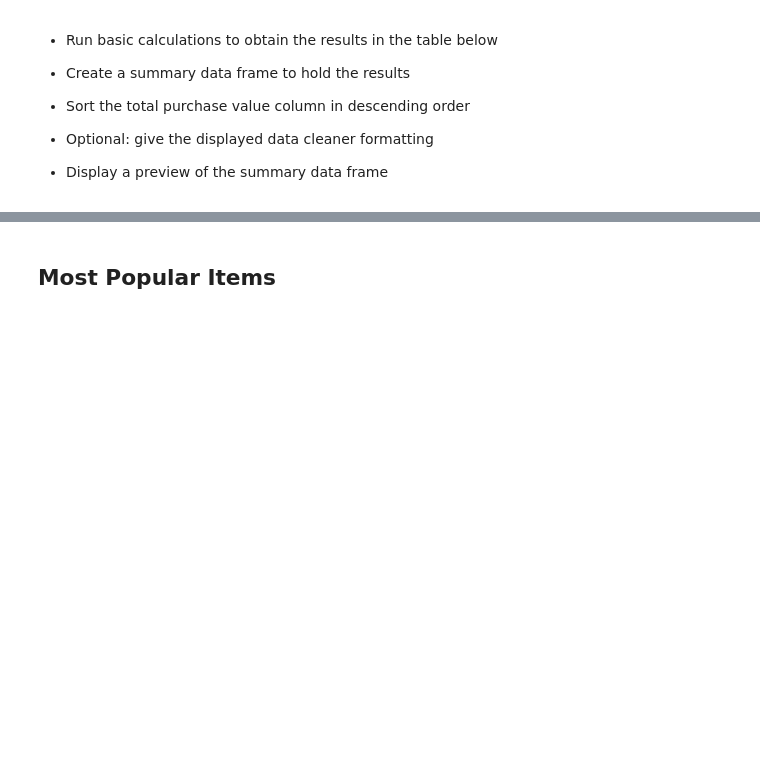
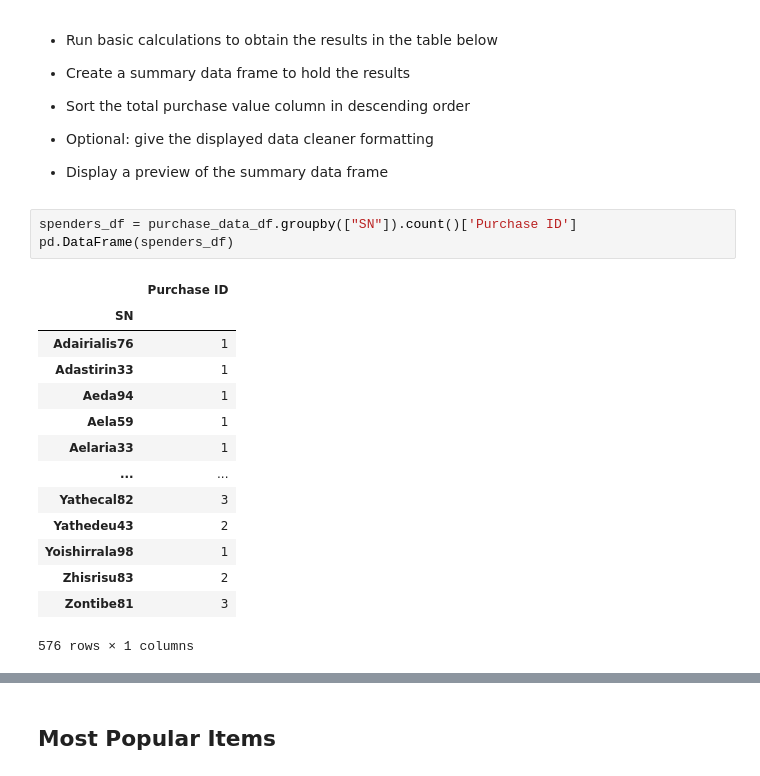
Before and after one commit to kurryculum/pandas-challenge, a Jupyter notebook: pandas-challenge/Instructions/HeroesOfPymoli/HeroesOfPymoli_starter.ipynb, the cells around one changed output, grey strips where cells are left out. Saved outputs shown, nothing was run; the diff lists cells and outputs as text; blank space fills up the shorter version.

```diff
--- a/pandas-challenge/Instructions/HeroesOfPymoli/HeroesOfPymoli_starter.ipynb
+++ b/pandas-challenge/Instructions/HeroesOfPymoli/HeroesOfPymoli_starter.ipynb
@@ -310,4 +348,22 @@ ValueError: If using all scalar values, you must pass an index
 
 
 * Display a preview of the summary data frame
+# %%
+spenders_df = purchase_data_df.groupby(["SN"]).count()['Purchase ID']
+pd.DataFrame(spenders_df)
+# %% [output]
+|  | Purchase ID |
+| SN |  |
+| Adairialis76 | 1 |
+| Adastirin33 | 1 |
+| Aeda94 | 1 |
+| Aela59 | 1 |
+| Aelaria33 | 1 |
+| ... | ... |
+| Yathecal82 | 3 |
+| Yathedeu43 | 2 |
+| Yoishirrala98 | 1 |
+| Zhisrisu83 | 2 |
+| Zontibe81 | 3 |
+576 rows × 1 columns
 # %%
```
Also changed, not shown: parts of 20 cells of this notebook.
